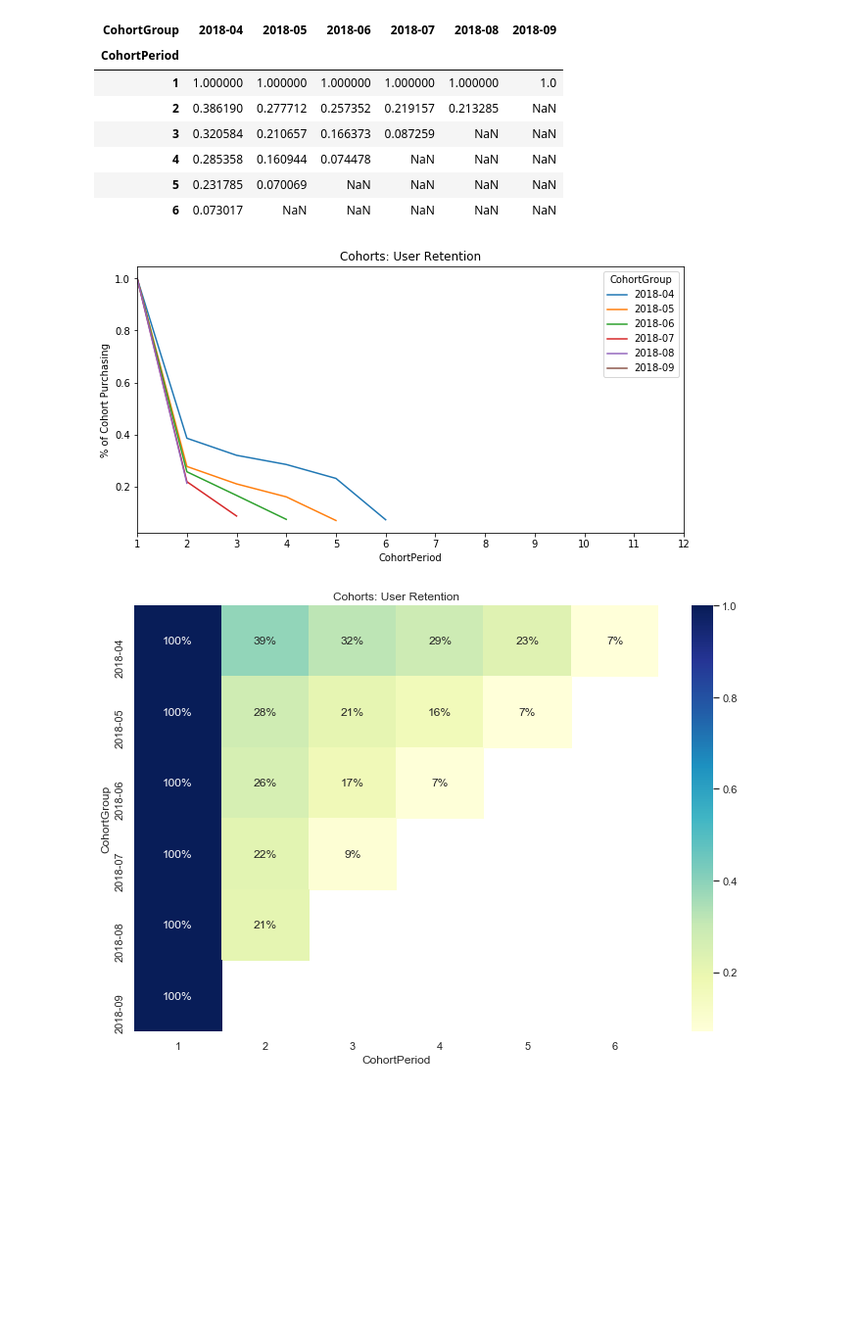
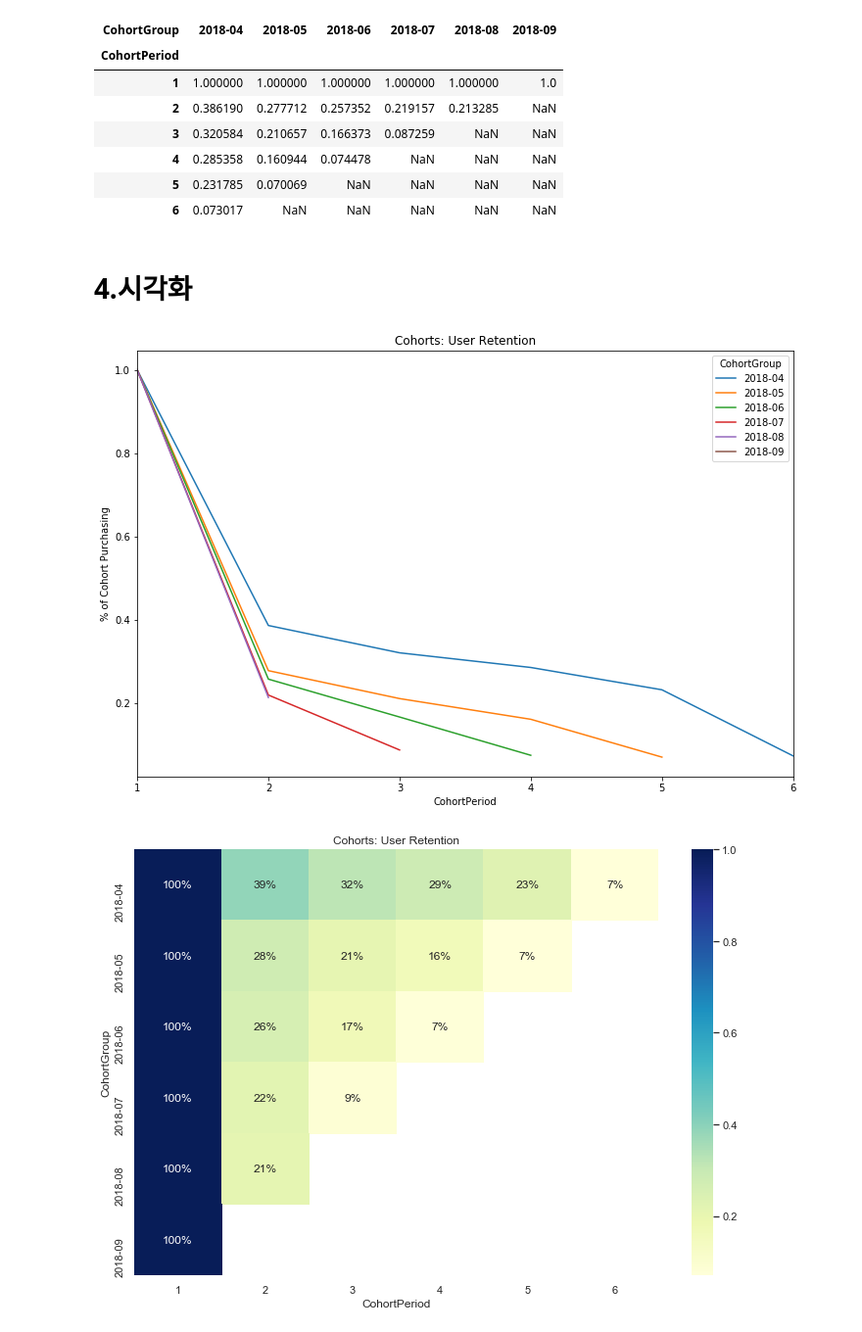
Before and after one commit to jinyoung-jung/Lotte_E-Commerce, a Jupyter notebook: 2.코호트 분석.ipynb, the cells around one changed output. Shown: that part at 98% size. Saved outputs shown, nothing was run; the diff lists cells and outputs as text; code cells hidden in the pictures; blank space fills up the shorter version.

```diff
--- a/2.코호트 분석.ipynb
+++ b/2.코호트 분석.ipynb
@@ -146,18 +152,19 @@ user_retention.head(10)
 | 4 | 0.285358 | 0.160944 | 0.074478 | NaN | NaN | NaN |
 | 5 | 0.231785 | 0.070069 | NaN | NaN | NaN | NaN |
 | 6 | 0.073017 | NaN | NaN | NaN | NaN | NaN |
+# %% [markdown]
+# 4.시각화
 # %%
 import matplotlib.pyplot as plt
 import matplotlib as mpl
 %matplotlib inline
 
-user_retention[['2018-04', '2018-05', '2018-06','2018-07','2018-08','2018-09']].plot(figsize=(10,5))
+user_retention[['2018-04', '2018-05', '2018-06','2018-07','2018-08','2018-09']].plot(figsize=(12,8))
 plt.title('Cohorts: User Retention')
-plt.xticks(np.arange(1, 12.1, 1))
-plt.xlim(1, 12)
+plt.xlim(1, 6)
 plt.ylabel('% of Cohort Purchasing');
 # %% [output]
-[figure, old version]
+[figure, new version]
 # %%
 import seaborn as sns
 sns.set(style='white')
```
Also changed, not shown: parts of 14 cells of this notebook, 5 other files.
